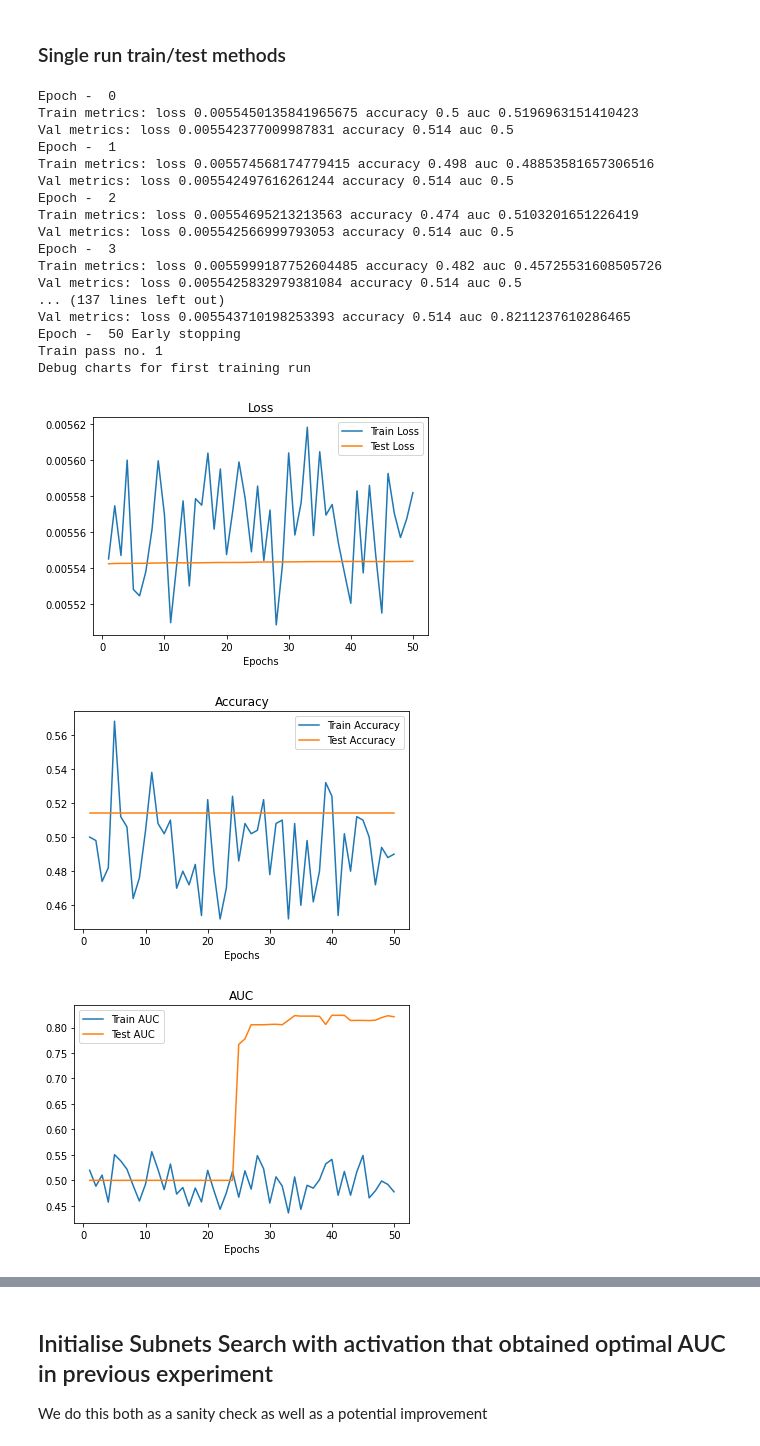
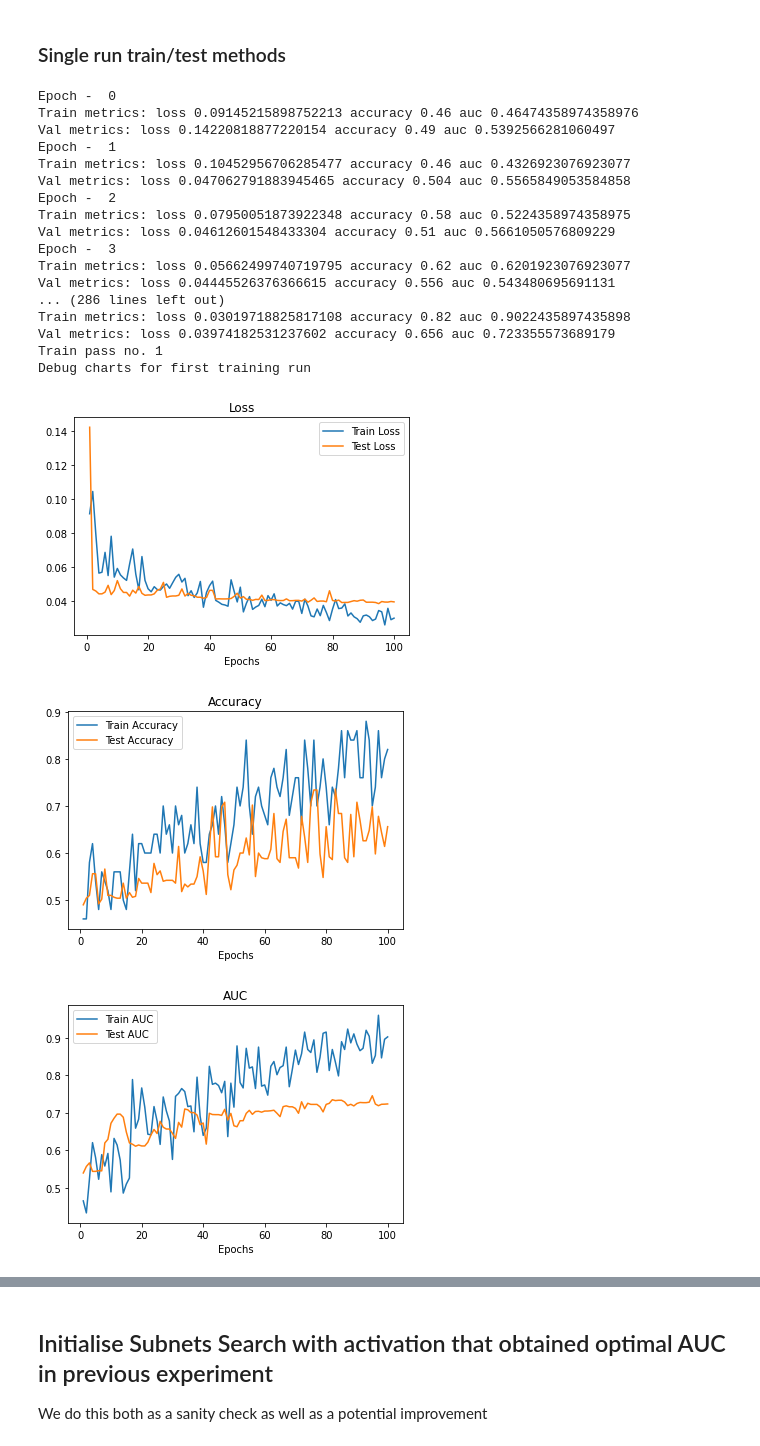
Before and after one commit to arunraja-hub/Preference_Extraction, a Jupyter notebook: find_subnets_torch.ipynb, the cells around one changed output, grey strips where cells are left out. Cells and saved outputs as stored; diff of their text form; code cells hidden in the pictures.

```diff
--- a/find_subnets_torch.ipynb
+++ b/find_subnets_torch.ipynb
@@ -115,7 +121,7 @@ if params['env'] == 'grid':
             xs.append(x)
             ys.append(y)
 
-    ys = np.array(ys)
+    ys = np.array(ys).astype(int)
     xs = np.rollaxis(np.array(xs), 3, 1) # Torch wants channel-first
 
 elif params['env'] == 'doom':
@@ -132,7 +138,7 @@ elif params['env'] == 'doom':
             xs.append(x)
             ys.append(y)
 
-    ys = np.array(ys)
+    ys = np.array(ys).astype(int)
     xs = np.rollaxis(np.array(xs), 3, 1) # Torch wants channel-first
 
 elif params['env'] == 'mnist':
@@ -145,7 +151,7 @@ elif params['env'] == 'mnist':
         xs.append(x)
         ys.append(y)
 
-    ys = np.array(ys)
+    ys = np.array(ys).astype(int)
     xs = np.array(xs) # Mnist has no channels
 
 else:
@@ -446,6 +455,7 @@ class PPOMaskNet(nn.Module):
 
     def forward(self, x):
         x = self.fwd_fc2(x)
+
         x -= torch.tensor(self.mu_s[0], device=device)
         x /= torch.tensor(self.mu_s[1], device=device)
 
@@ -457,6 +467,9 @@ class PPOMaskNet(nn.Module):
         x = torch.sigmoid(x)
         return x.flatten()
 
+    def layer_to_norm(self, x):
+        return self.fwd_fc2(x)
+
     def load_weights(self, original_weights):
         self.fc1.weight.data = torch.from_numpy(np.transpose(original_weights[0]))
         self.fc1.bias.data = torch.from_numpy(original_weights[1])
@@ -583,7 +556,7 @@ mu [0.00000000e+00 0.00000000e+00 0.00000000e+00 1.13397194e+02
 # %%
-params['num_train'] = 500
+params['num_train'] = 50
 params['num_val'] = 500
-params['batch_size'] = 128
+params['batch_size'] = 16
 
 def get_data_sample(xs=None, ys=None):
     xs, ys = shuffle(xs, ys)
@@ -599,7 +572,20 @@ def get_data_sample(xs=None, ys=None):
         torch.utils.data.TensorDataset(torch.Tensor(xs[train_split:test_split]), torch.Tensor(ys[train_split:test_split])),
         batch_size=params['batch_size'])
 
-    return tr_data_loader, val_data_loader
+    return tr_data_loader, val_data_loader, xs[:train_split]
+
+def get_heads_mu_and_sigma(model, obs):
+
+    model.eval()
+    obs_tensor = torch.Tensor(obs)
+    obs_tensor = obs_tensor.to(device)
+    heads_values = model.layer_to_norm(obs_tensor).detach().cpu().numpy()
+
+    mu = heads_values.mean(axis=0)
+    s = heads_values.std(axis=0)
+    s[s == 0] = 1
+
+    return np.array([mu, s])
 # %% [markdown]
 ### Single run train/test methods
 # %%
@@ -661,7 +647,10 @@ def test(model, device, criterion, test_loader, num_test):
 
 def run_model(model, learning_rate, weight_decay, num_epochs):
 
-  tr_data_loader, val_data_loader = get_data_sample(xs, ys)
+  tr_data_loader, val_data_loader, x_train = get_data_sample(xs, ys)
+
+  # Normalise last layer using training data
+  model.mu_s = get_heads_mu_and_sigma(model, x_train)
 
   optimizer = optim.Adam(
       [p for p in model.parameters() if p.requires_grad],
@@ -681,7 +670,7 @@ def run_model(model, learning_rate, weight_decay, num_epochs):
 
   best_test_loss = np.inf
   test_loss_up_since = 0
-  early_stop = 50
+  early_stop = 100
   verbose = True
   for epoch in range(num_epochs):
       train_loss, train_accuracy, train_auc = train(model, device, tr_data_loader, optimizer, criterion)
@@ -742,32 +731,32 @@ def multi_runs(model, learning_rate, weight_decay, plots=False):
     return {x: sum(averaged_results[x]) / params['num_run'] for x in averaged_results}
 # %%
 params['num_run'] = 1
-params['num_epochs'] = 500
+params['num_epochs'] = 100
 
-model = PPOMaskNet(k=1e-6, fine_tune=False,
-                   means_stds=mu_s,
+model = PPOMaskNet(k=1e-1, fine_tune=False,
+                   means_stds=None,
                    dropout=0.2,
                    use_last_linear=True).to(device)
 model.load_weights(original_weights)
 multi_runs(model, learning_rate=1e-4, weight_decay=0, plots=True)
 # %% [output]
 Epoch -  0
-Train metrics: loss 0.0055450135841965675 accuracy 0.5 auc 0.5196963151410423
-Val metrics: loss 0.005542377009987831 accuracy 0.514 auc 0.5
+Train metrics: loss 0.09145215898752213 accuracy 0.46 auc 0.46474358974358976
+Val metrics: loss 0.14220818877220154 accuracy 0.49 auc 0.5392566281060497
 Epoch -  1
-Train metrics: loss 0.005574568174779415 accuracy 0.498 auc 0.48853581657306516
-Val metrics: loss 0.005542497616261244 accuracy 0.514 auc 0.5
+Train metrics: loss 0.10452956706285477 accuracy 0.46 auc 0.4326923076923077
+Val metrics: loss 0.047062791883945465 accuracy 0.504 auc 0.5565849053584858
 Epoch -  2
-Train metrics: loss 0.00554695213213563 accuracy 0.474 auc 0.5103201651226419
-Val metrics: loss 0.005542566999793053 accuracy 0.514 auc 0.5
+Train metrics: loss 0.07950051873922348 accuracy 0.58 auc 0.5224358974358975
+Val metrics: loss 0.04612601548433304 accuracy 0.51 auc 0.5661050576809229
 Epoch -  3
-Train metrics: loss 0.0055999187752604485 accuracy 0.482 auc 0.45725531608505726
-Val metrics: loss 0.0055425832979381084 accuracy 0.514 auc 0.5
-... (137 lines left out)
-Val metrics: loss 0.005543710198253393 accuracy 0.514 auc 0.8211237610286465
-Epoch -  50 Early stopping
+Train metrics: loss 0.05662499740719795 accuracy 0.62 auc 0.6201923076923077
+Val metrics: loss 0.04445526376366615 accuracy 0.556 auc 0.543480695691131
+... (286 lines left out)
+Train metrics: loss 0.03019718825817108 accuracy 0.82 auc 0.9022435897435898
+Val metrics: loss 0.03974182531237602 accuracy 0.656 auc 0.723355573689179
 Train pass no. 1
 Debug charts for first training run
-[figure, old version]
+[figure, new version]
-[figure, old version]
+[figure, new version]
-[figure, old version]
+[figure, new version]
```
Also changed, not shown: parts of 13 cells of this notebook.
